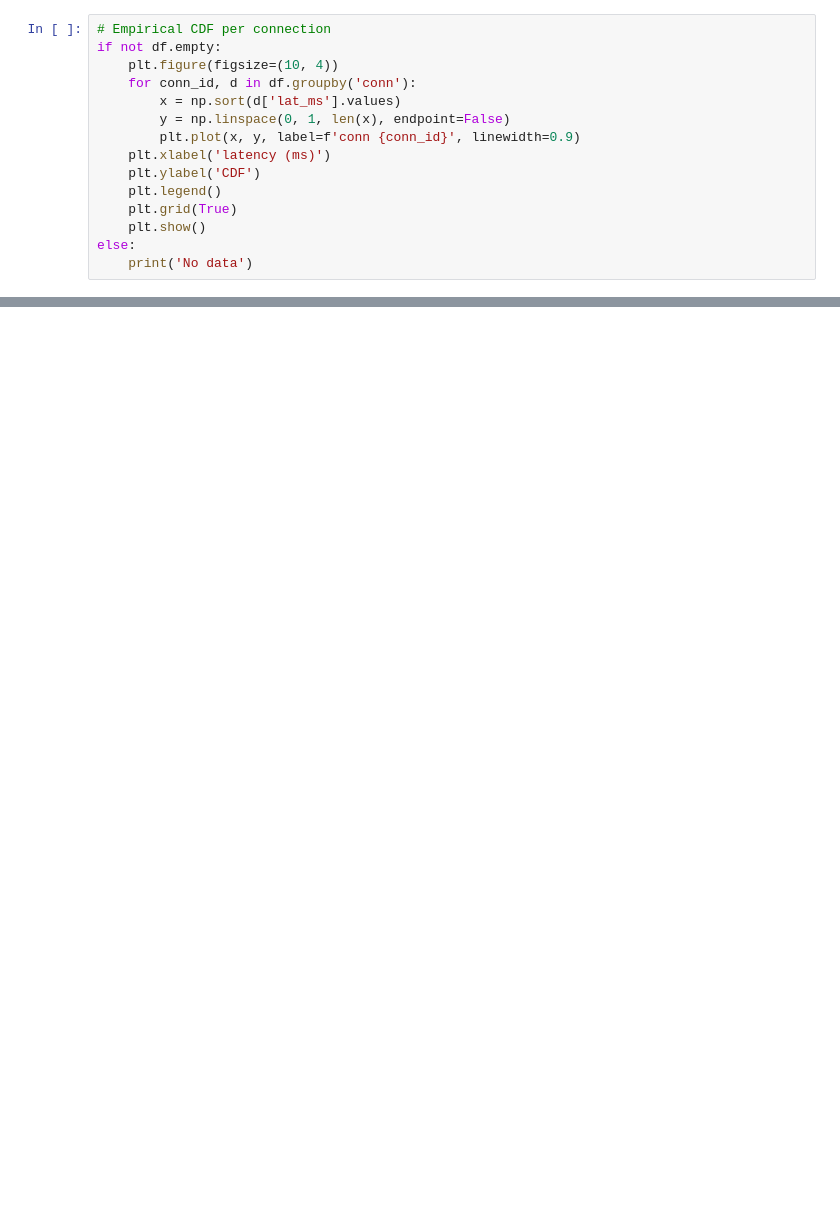
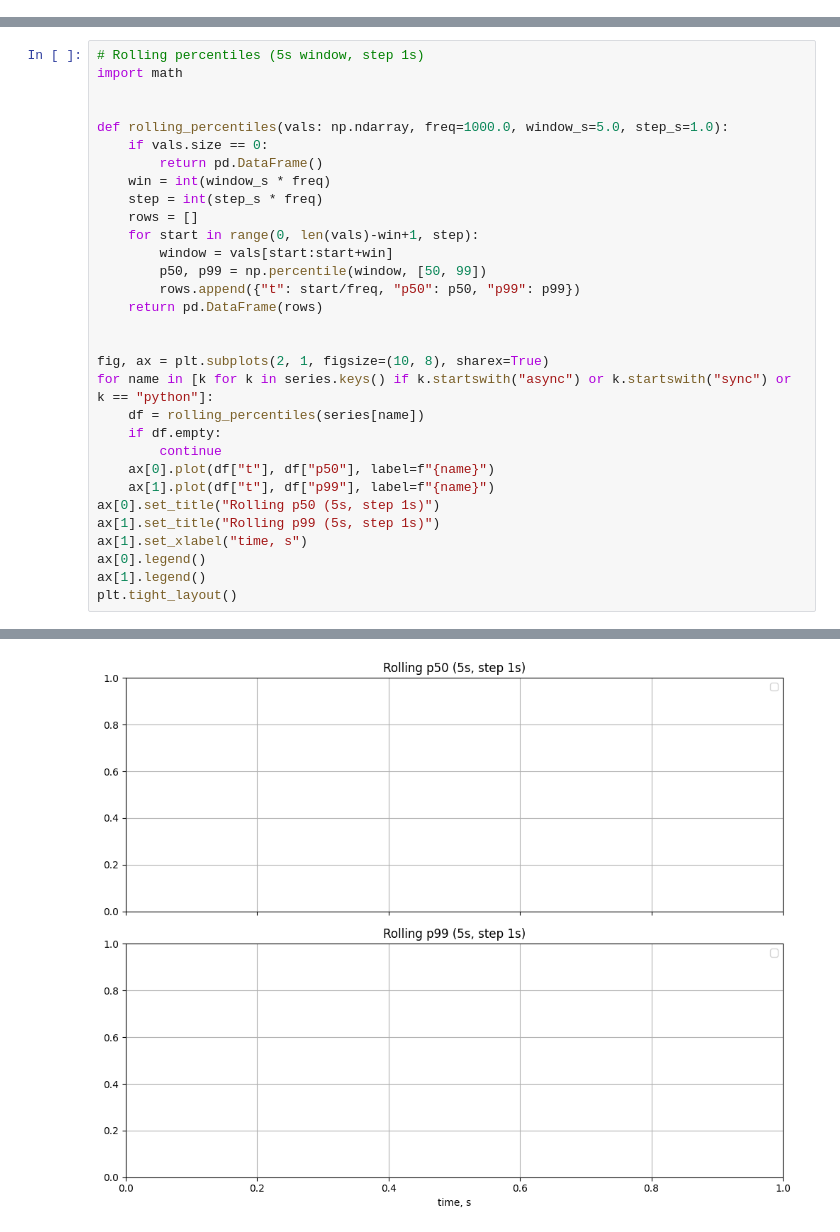
Before and after one commit to TieBeTie/binance-websocket-experiment, a Jupyter notebook: charts/latency_charts.ipynb, the cells around one changed output, grey strips where cells are left out. Saved outputs shown, nothing was run; the diff lists cells and outputs as text; blank space fills up the shorter version.

```diff
--- a/charts/latency_charts.ipynb
+++ b/charts/latency_charts.ipynb
@@ -108,15 +0,0 @@ else:
-# %%
-# Empirical CDF per connection
-if not df.empty:
-    plt.figure(figsize=(10, 4))
-    for conn_id, d in df.groupby('conn'):
-        x = np.sort(d['lat_ms'].values)
-        y = np.linspace(0, 1, len(x), endpoint=False)
-        plt.plot(x, y, label=f'conn {conn_id}', linewidth=0.9)
-    plt.xlabel('latency (ms)')
-    plt.ylabel('CDF')
-    plt.legend()
-    plt.grid(True)
-    plt.show()
-else:
-    print('No data')
@@ -387,0 +114,32 @@ else:
+# %%
+# Rolling percentiles (5s window, step 1s)
+import math
+
+
+def rolling_percentiles(vals: np.ndarray, freq=1000.0, window_s=5.0, step_s=1.0):
+    if vals.size == 0:
+        return pd.DataFrame()
+    win = int(window_s * freq)
+    step = int(step_s * freq)
+    rows = []
+    for start in range(0, len(vals)-win+1, step):
+        window = vals[start:start+win]
+        p50, p99 = np.percentile(window, [50, 99])
+        rows.append({"t": start/freq, "p50": p50, "p99": p99})
+    return pd.DataFrame(rows)
+
+
+fig, ax = plt.subplots(2, 1, figsize=(10, 8), sharex=True)
+for name in [k for k in series.keys() if k.startswith("async") or k.startswith("sync") or k == "python"]:
+    df = rolling_percentiles(series[name])
+    if df.empty:
+        continue
+    ax[0].plot(df["t"], df["p50"], label=f"{name}")
+    ax[1].plot(df["t"], df["p99"], label=f"{name}")
+ax[0].set_title("Rolling p50 (5s, step 1s)")
+ax[1].set_title("Rolling p99 (5s, step 1s)")
+ax[1].set_xlabel("time, s")
+ax[0].legend()
+ax[1].legend()
+plt.tight_layout()
+# %% [output]
@@ -387,0 +148 @@ else:
+[figure, added]
```
Also changed, not shown: parts of 20 cells of this notebook, 42 other files.
